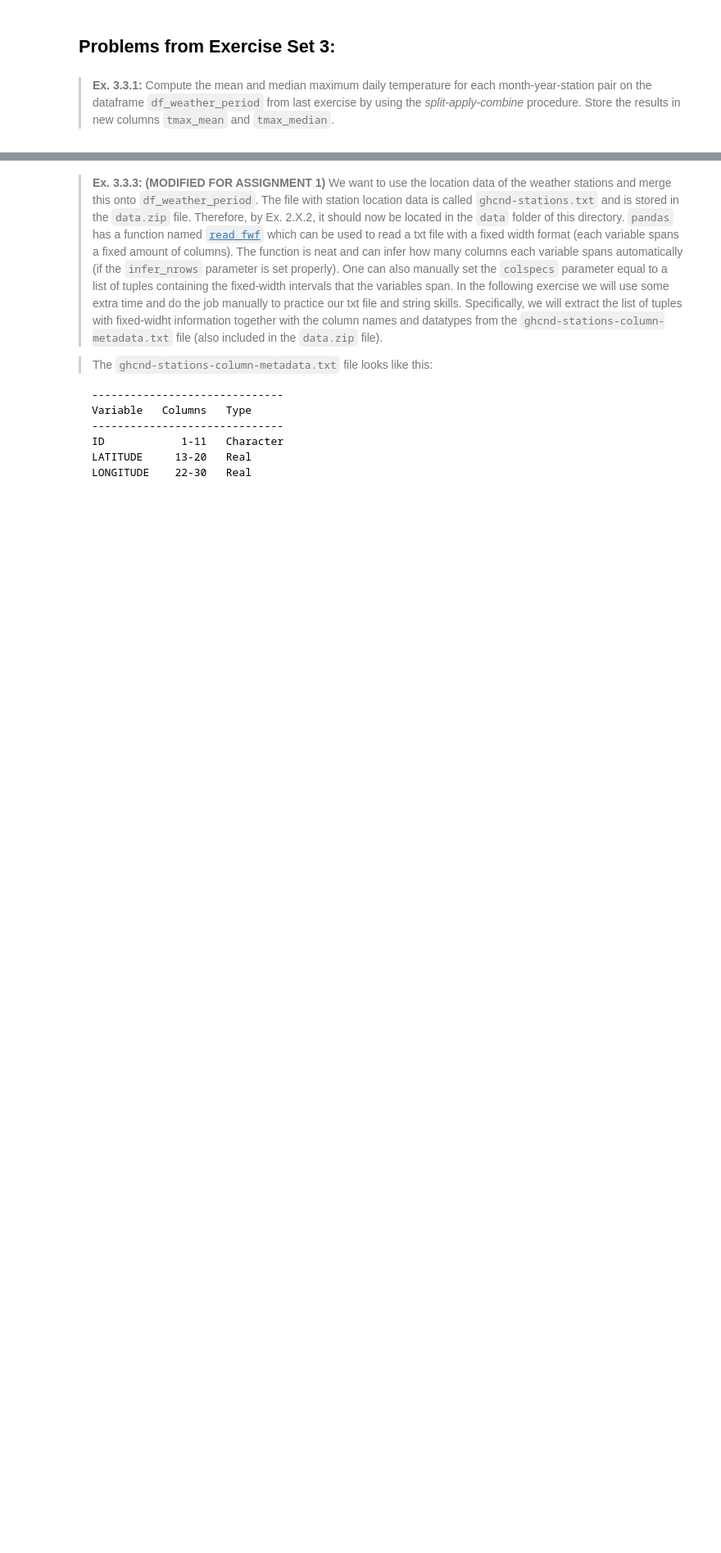
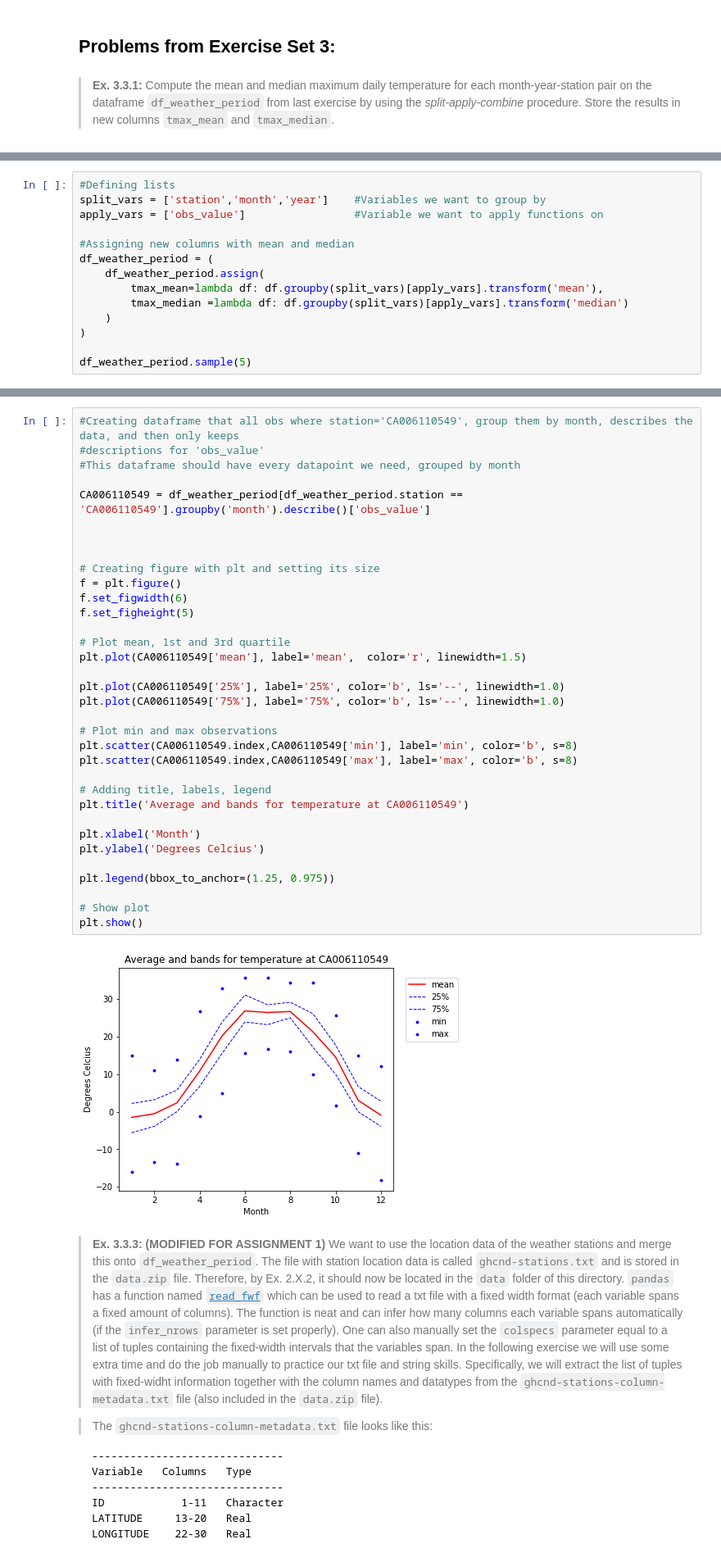
Before and after one commit to andersbnt/Group-22-ISDS2022, a Jupyter notebook: assignments/assignment1/Anders_assignment_1.ipynb, the cells around one changed output, grey strips where cells are left out. Shown: that part at 82% size. Saved outputs shown, nothing was run; the diff lists cells and outputs as text; blank space fills up the shorter version.

```diff
--- a/assignments/assignment1/Anders_assignment_1.ipynb
+++ b/assignments/assignment1/Anders_assignment_1.ipynb
@@ -130,0 +247,14 @@ raise NotImplementedError()
+# %%
+#Defining lists
+split_vars = ['station','month','year']    #Variables we want to group by
+apply_vars = ['obs_value']                 #Variable we want to apply functions on
+
+#Assigning new columns with mean and median
+df_weather_period = (
+    df_weather_period.assign(
+        tmax_mean=lambda df: df.groupby(split_vars)[apply_vars].transform('mean'),
+        tmax_median =lambda df: df.groupby(split_vars)[apply_vars].transform('median')
+    )
+)
+
+df_weather_period.sample(5)
@@ -140,3 +274,39 @@ raise NotImplementedError()
+# %%
+#Creating dataframe that all obs where station='CA006110549', group them by month, describes the data, and then only keeps
+#descriptions for 'obs_value'
+#This dataframe should have every datapoint we need, grouped by month
+
+CA006110549 = df_weather_period[df_weather_period.station == 'CA006110549'].groupby('month').describe()['obs_value']
+
+
+
+# Creating figure with plt and setting its size
+f = plt.figure()
+f.set_figwidth(6)
+f.set_figheight(5)
+
+# Plot mean, 1st and 3rd quartile
+plt.plot(CA006110549['mean'], label='mean',  color='r', linewidth=1.5)
+
+plt.plot(CA006110549['25%'], label='25%', color='b', ls='--', linewidth=1.0)
+plt.plot(CA006110549['75%'], label='75%', color='b', ls='--', linewidth=1.0)
+
+# Plot min and max observations
+plt.scatter(CA006110549.index,CA006110549['min'], label='min', color='b', s=8)
+plt.scatter(CA006110549.index,CA006110549['max'], label='max', color='b', s=8)
+
+# Adding title, labels, legend
+plt.title('Average and bands for temperature at CA006110549')
+
+plt.xlabel('Month')
+plt.ylabel('Degrees Celcius')
+
+plt.legend(bbox_to_anchor=(1.25, 0.975))
+
+# Show plot
+plt.show()
+# %% [output]
+[figure, added]
 # %% [markdown]
 > **Ex. 3.3.3: (MODIFIED FOR ASSIGNMENT 1)** We want to use the location data of the weather stations and merge this onto `df_weather_period`. The file with station location data is called  `ghcnd-stations.txt` and is stored in the `data.zip` file. Therefore, by Ex. 2.X.2, it should now be located in the `data` folder of this directory. `pandas` has a function named [`read_fwf`](https://pandas.pydata.org/docs/reference/api/pandas.read_fwf.html) which can be used to read a txt file with a fixed width format (each variable spans a fixed amount of columns). The function is neat and can infer how many columns each variable spans automatically (if the `infer_nrows` parameter is set properly). One can also manually set the `colspecs` parameter equal to a list of tuples containing the fixed-width intervals that the variables span. In the following exercise we will use some extra time and do the job manually to practice our txt file and string skills. Specifically, we will extract the list of tuples with fixed-widht information together with the column names and datatypes from the `ghcnd-stations-column-metadata.txt` file (also included in the `data.zip` file).
 
```
Also changed, not shown: parts of 18 cells of this notebook, 1 other file.
